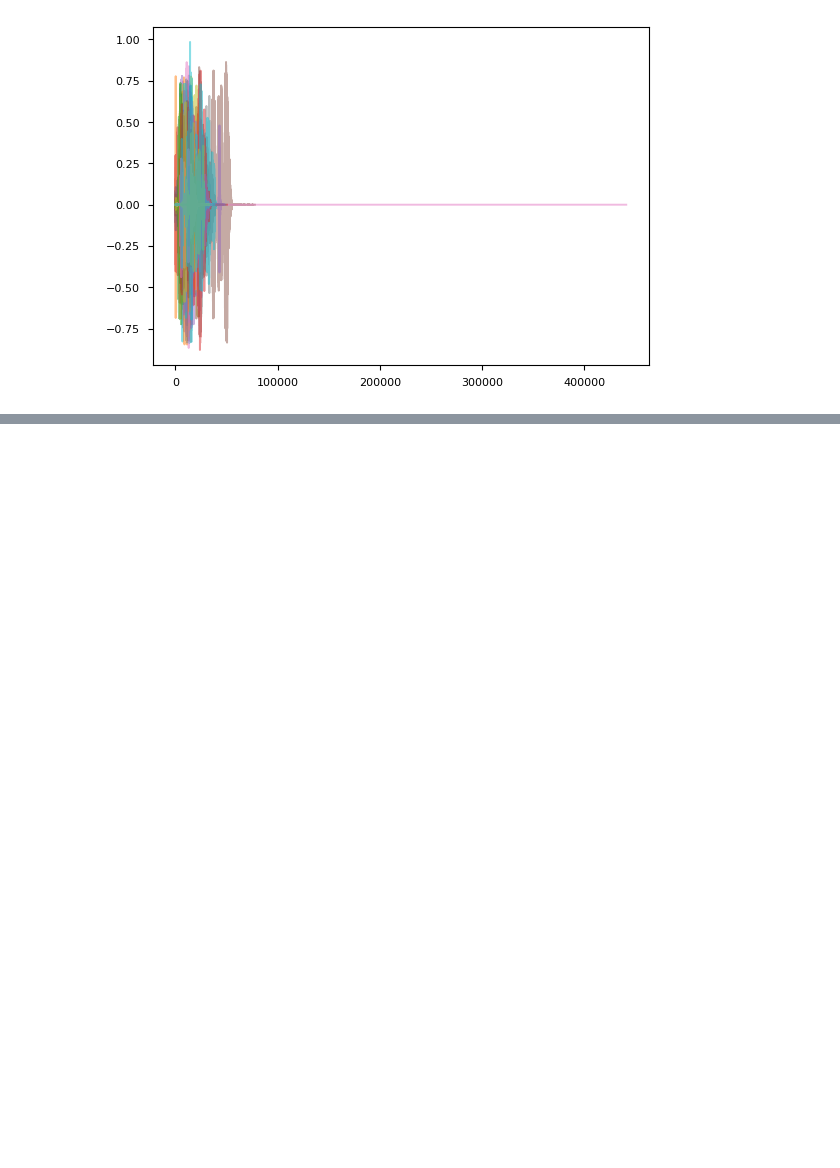
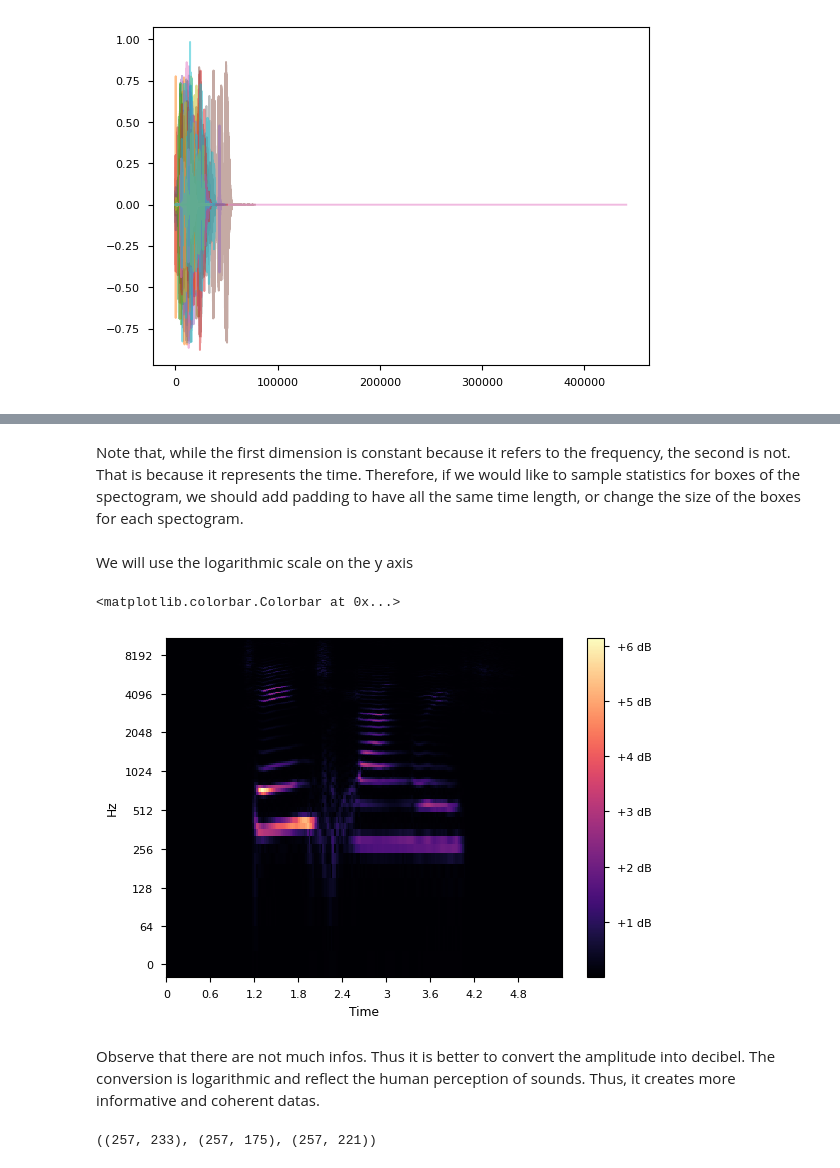
Before and after one commit to Ruglio/DSL-project, a Jupyter notebook: python/code.ipynb, the cells around one changed output, grey strips where cells are left out. Drawn from its saved outputs; the diff is of its cells as text; code cells hidden in the pictures; blank space fills up the shorter version.

```diff
--- a/python/code.ipynb
+++ b/python/code.ipynb
@@ -174,3 +189,2 @@ plot_audio_samples(df_dev["data"], df_dev["rate"][0])
 # %%
-spectograms = [librosa.stft(data, n_fft=512) for data in df["data"]]
-df["spectogram"] = spectograms
+spects = [librosa.stft(data, n_fft=512) for data in df["data"]]
@@ -184,0 +195,14 @@ plt.colorbar()
+# %% [markdown]
+Note that, while the first dimension is constant because it refers to the frequency, the second is not. That is because it represents the time.
+Therefore, if we would like to sample statistics for boxes of the spectogram, we should add padding to have all the same time length, or change the size of the boxes for each spectogram.
+# %% [markdown]
+We will use the logarithmic scale on the y axis
+# %%
+fig, ax = plt.subplots()
+img = librosa.display.specshow(np.abs(spects[0]), x_axis='time', y_axis='log', ax=ax)
+fig.colorbar(img, ax=ax, format="%+2.f dB")
+# %% [output]
+<matplotlib.colorbar.Colorbar at 0x...>
+[figure, added]
+# %% [markdown]
+Observe that there are not much infos. Thus it is better to convert the amplitude into decibel. The conversion is logarithmic and reflect the human perception of sounds. Thus, it creates more informative and coherent datas.
@@ -184,0 +211,4 @@ plt.colorbar()
+# %%
+spects_db[0].shape, spects_db[1].shape, spects_db[3].shape
+# %% [output]
+((257, 233), (257, 175), (257, 221))
```
Also changed, not shown: parts of 17 cells of this notebook.
